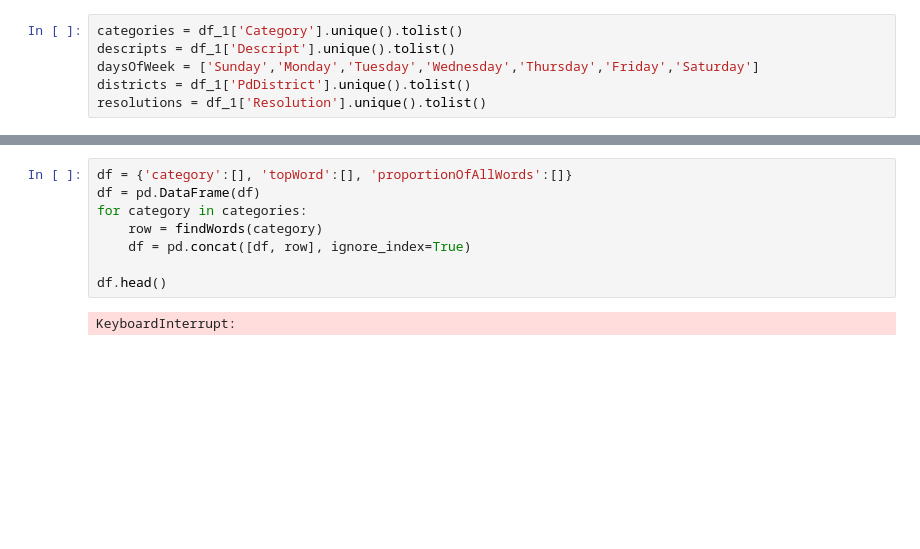
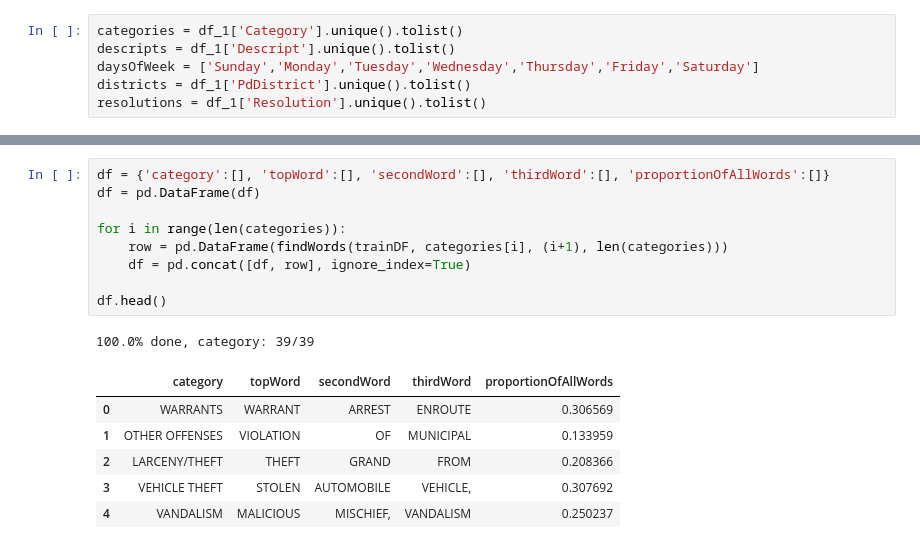
Before and after one commit to ZachMajernik/DataScience2, a Jupyter notebook: Predict/CategoricalOutput.ipynb, the cells around one changed output, grey strips where cells are left out. Cells and saved outputs as stored; diff of their text form; blank space fills up the shorter version.

```diff
--- a/Predict/CategoricalOutput.ipynb
+++ b/Predict/CategoricalOutput.ipynb
@@ -141,10 +155,17 @@ def findWords(category):
 # %%
-df = {'category':[], 'topWord':[], 'proportionOfAllWords':[]}
+df = {'category':[], 'topWord':[], 'secondWord':[], 'thirdWord':[], 'proportionOfAllWords':[]}
 df = pd.DataFrame(df)
-for category in categories:
-    row = findWords(category)
+
+for i in range(len(categories)):
+    row = pd.DataFrame(findWords(trainDF, categories[i], (i+1), len(categories)))
     df = pd.concat([df, row], ignore_index=True)
 
 df.head()
 # %% [output]
-KeyboardInterrupt:
+100.0% done, category: 39/39
+|  | category | topWord | secondWord | thirdWord | proportionOfAllWords |
+| 0 | WARRANTS | WARRANT | ARREST | ENROUTE | 0.306569 |
+| 1 | OTHER OFFENSES | VIOLATION | OF | MUNICIPAL | 0.133959 |
+| 2 | LARCENY/THEFT | THEFT | GRAND | FROM | 0.208366 |
+| 3 | VEHICLE THEFT | STOLEN | AUTOMOBILE | VEHICLE, | 0.307692 |
+| 4 | VANDALISM | MALICIOUS | MISCHIEF, | VANDALISM | 0.250237 |
```
Also changed, not shown: parts of 12 cells of this notebook, 3 other files.
